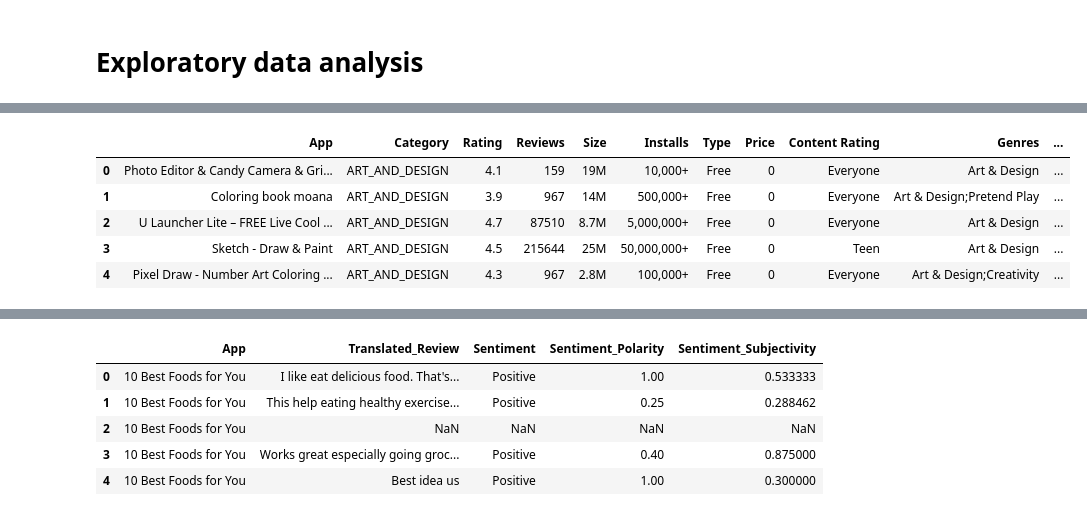
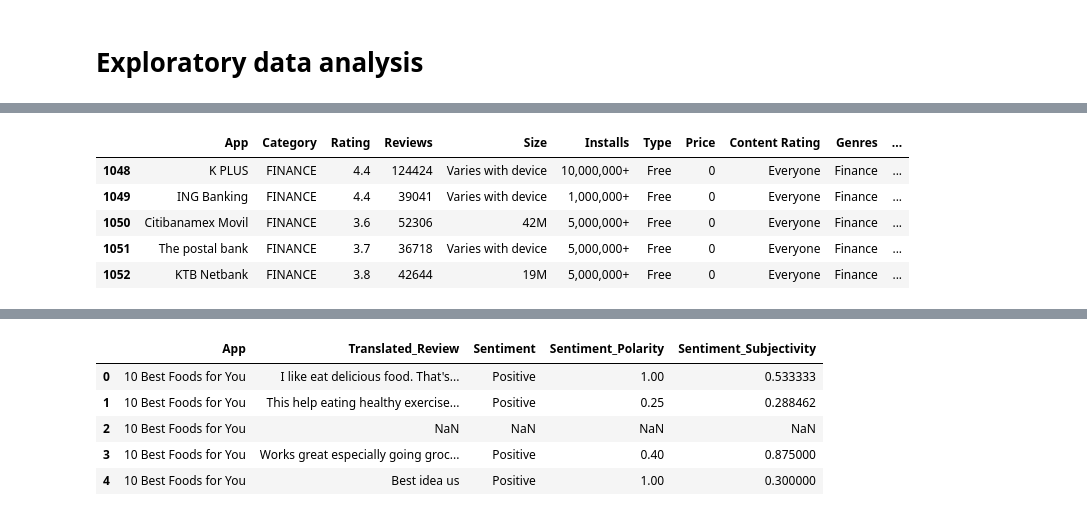
Before and after one commit to imad3k/GooglePlayStoreApps, a Jupyter notebook: Project_Notebook_01_EDA.ipynb, the cells around one changed output, grey strips where cells are left out. Drawn from its saved outputs; the diff is of its cells as text; code cells hidden in the pictures.

```diff
--- a/Project_Notebook_01_EDA.ipynb
+++ b/Project_Notebook_01_EDA.ipynb
@@ -14,0 +17,5 @@ Web link: https://www.kaggle.com/lava18/google-play-store-apps?select=googleplay
+# %%
+import pandas as pd
+
+# Set Pandas Options to display max rows
+pd.set_option('max_row', None)
@@ -29,10 +120,12 @@ reviews_df = pd.read_csv(review_data_url)
 # %%
-# Taking a look at the two data frames
-ps_df.head()
+# Taking a closer look at Finance Apps
+
+finance_apps = ps_df[ps_df['Category'] == 'FINANCE']
+finance_apps.head()
 # %% [output]
 |  | App | Category | Rating | Reviews | Size | Installs | Type | Price | Content Rating | Genres | ... |
-| 0 | Photo Editor & Candy Camera & Gri... | ART_AND_DESIGN | 4.1 | 159 | 19M | 10,000+ | Free | 0 | Everyone | Art & Design | ... |
-| 1 | Coloring book moana | ART_AND_DESIGN | 3.9 | 967 | 14M | 500,000+ | Free | 0 | Everyone | Art & Design;Pretend Play | ... |
-| 2 | U Launcher Lite – FREE Live Cool ... | ART_AND_DESIGN | 4.7 | 87510 | 8.7M | 5,000,000+ | Free | 0 | Everyone | Art & Design | ... |
-| 3 | Sketch - Draw & Paint | ART_AND_DESIGN | 4.5 | 215644 | 25M | 50,000,000+ | Free | 0 | Teen | Art & Design | ... |
-| 4 | Pixel Draw - Number Art Coloring ... | ART_AND_DESIGN | 4.3 | 967 | 2.8M | 100,000+ | Free | 0 | Everyone | Art & Design;Creativity | ... |
+| 1048 | K PLUS | FINANCE | 4.4 | 124424 | Varies with device | 10,000,000+ | Free | 0 | Everyone | Finance | ... |
+| 1049 | ING Banking | FINANCE | 4.4 | 39041 | Varies with device | 1,000,000+ | Free | 0 | Everyone | Finance | ... |
+| 1050 | Citibanamex Movil | FINANCE | 3.6 | 52306 | 42M | 5,000,000+ | Free | 0 | Everyone | Finance | ... |
+| 1051 | The postal bank | FINANCE | 3.7 | 36718 | Varies with device | 5,000,000+ | Free | 0 | Everyone | Finance | ... |
+| 1052 | KTB Netbank | FINANCE | 3.8 | 42644 | 19M | 5,000,000+ | Free | 0 | Everyone | Finance | ... |
```
Also changed, not shown: parts of 19 cells of this notebook.
